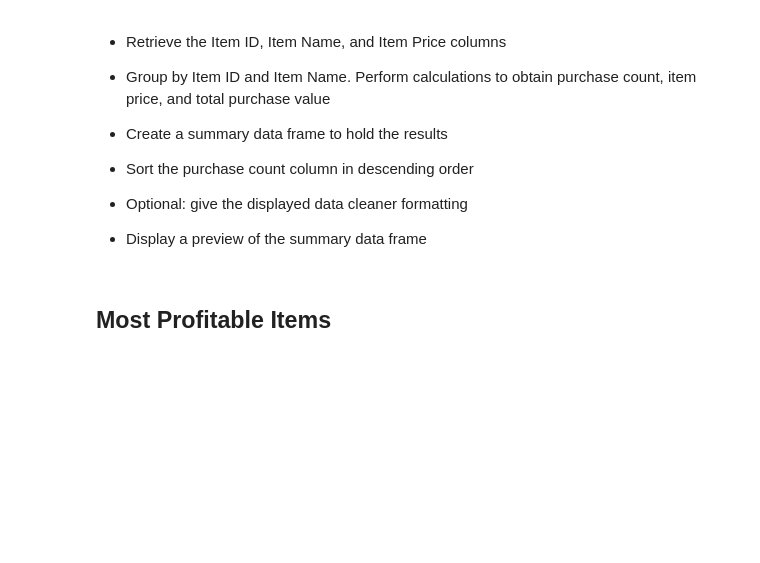
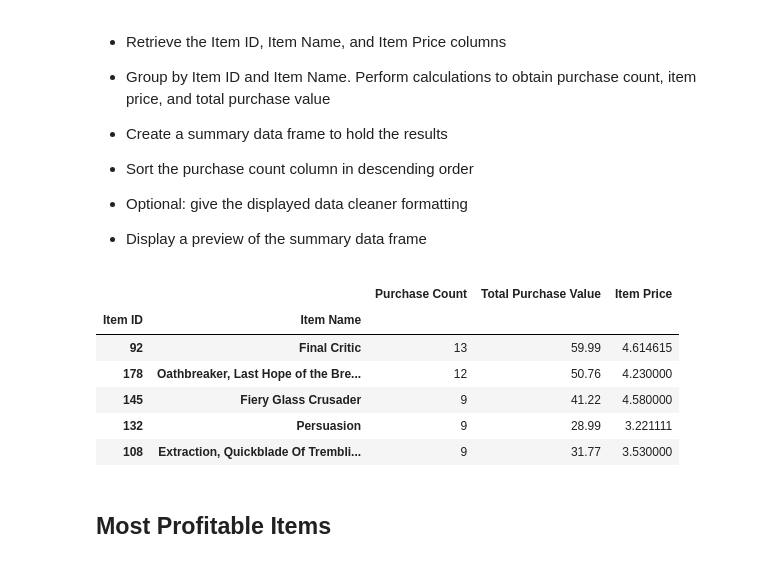
Before and after one commit to aaronrotman/pandas-challenge, a Jupyter notebook: HeroesOfPymoli/main.ipynb, the cells around one changed output. Cells and saved outputs as stored; diff of their text form; code cells hidden in the pictures; blank space fills up the shorter version.

```diff
--- a/HeroesOfPymoli/main.ipynb
+++ b/HeroesOfPymoli/main.ipynb
@@ -338,6 +354,45 @@ top_5_summary
 
 
 * Display a preview of the summary data frame
+# %%
+#Retrieve the columns for 'Item ID', 'Item Name', and 'Item Price'
+popular_items_df = purchase_data_df[['Item ID', 'Item Name', 'Price']]
+
+#Group the data by Item ID and Item Name
+grouped_items = popular_items_df.groupby(['Item ID', 'Item Name'])
+
+#Count the number of times each item was purchased
+grouped_items_count = grouped_items.count()
+#Rename Price to Purchase Count before merging dataframes
+renamed_grouped_count = grouped_items_count.rename(columns={'Price':'Purchase Count'})
+
+#Calculate the total purchase value for each item
+grouped_items_sum = grouped_items.sum()
+#Rename Price to Total Purchase Value before merging dataframes
+renamed_grouped_sum = grouped_items_sum.rename(columns={'Price':'Total Purchase Value'})
+
+#Merge the dataframes to combine total purchase value and purchase count into 1 dataframe
+merged_group = renamed_grouped_count.merge(renamed_grouped_sum, on=['Item ID', 'Item Name'])
+
+#Calculate the item price for each item and add the values to a new column
+merged_group['Item Price'] = merged_group['Total Purchase Value']/merged_group['Purchase Count']
+
+
+
+
+#Sort the data to find the best-selling items by count
+sorted_merged_group = merged_group.sort_values('Purchase Count', ascending=False)
+#Store the 5 best-selling items
+best_sellers = sorted_merged_group.head()
+best_sellers
+# %% [output]
+|  |  | Purchase Count | Total Purchase Value | Item Price |
+| Item ID | Item Name |  |  |  |
+| 92 | Final Critic | 13 | 59.99 | 4.614615 |
+| 178 | Oathbreaker, Last Hope of the Bre... | 12 | 50.76 | 4.230000 |
+| 145 | Fiery Glass Crusader | 9 | 41.22 | 4.580000 |
+| 132 | Persuasion | 9 | 28.99 | 3.221111 |
+| 108 | Extraction, Quickblade Of Trembli... | 9 | 31.77 | 3.530000 |
 # %% [markdown]
 ## Most Profitable Items
 # %% [markdown]
```
Also changed, not shown: parts of 1 cell of this notebook.
